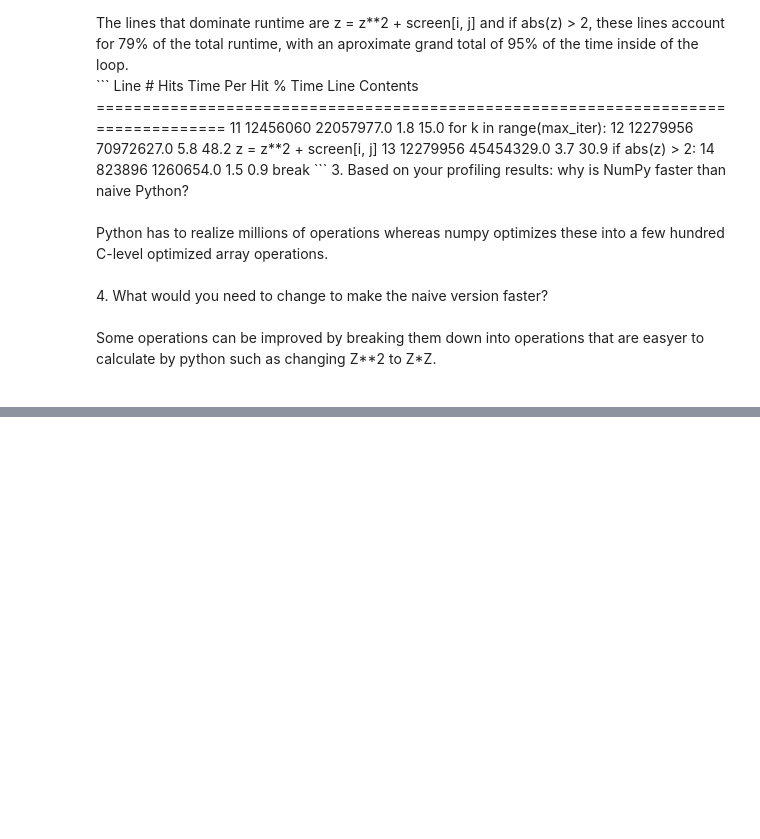
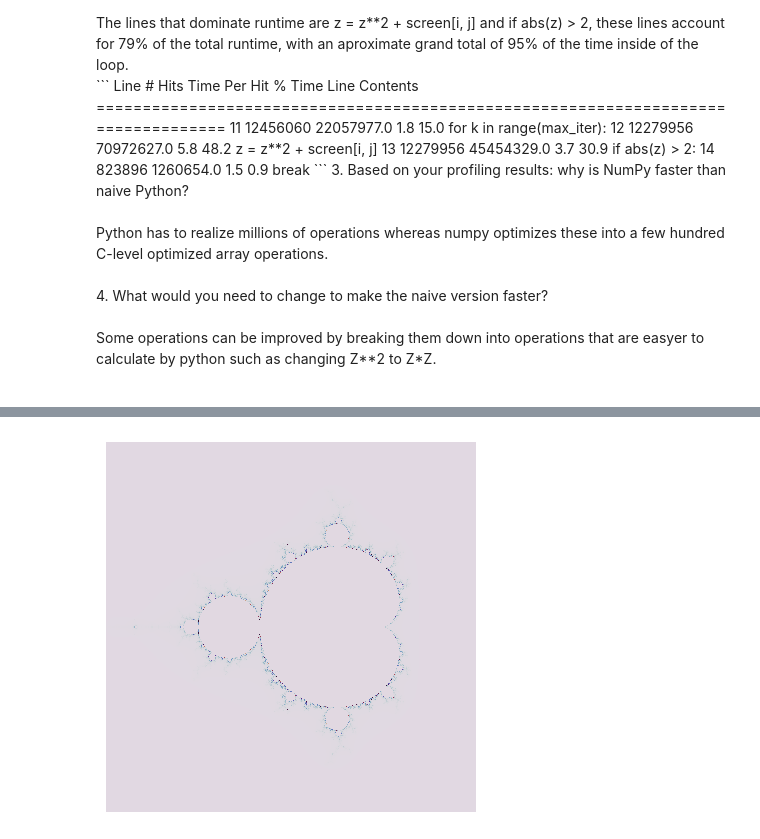
Before and after one commit to MercadonaEnjoyer/mandelbrot-nsc, a Jupyter notebook: mandelbrot-nsc/Mandelbrot_ex.ipynb, the cells around one changed output, grey strips where cells are left out. Saved outputs shown, nothing was run; the diff lists cells and outputs as text; code cells hidden in the pictures; blank space fills up the shorter version.

```diff
--- a/mandelbrot-nsc/Mandelbrot_ex.ipynb
+++ b/mandelbrot-nsc/Mandelbrot_ex.ipynb
@@ -267,0 +339,10 @@ if __name__ == "__main__":
+# %%
+if __name__ == "__main__":
+    rows, cols = 2048, 2048
+    mandelbrot = mandelbrot_numba_dtype(rows, cols, 10000, dtype = np.float64)
+
+    plt.imshow(mandelbrot, cmap='twilight', interpolation='nearest')
+    plt.axis('off')
+    plt.show()
+# %% [output]
+[figure, added]
```
Also changed, not shown: parts of 18 cells of this notebook, 2 other files.
